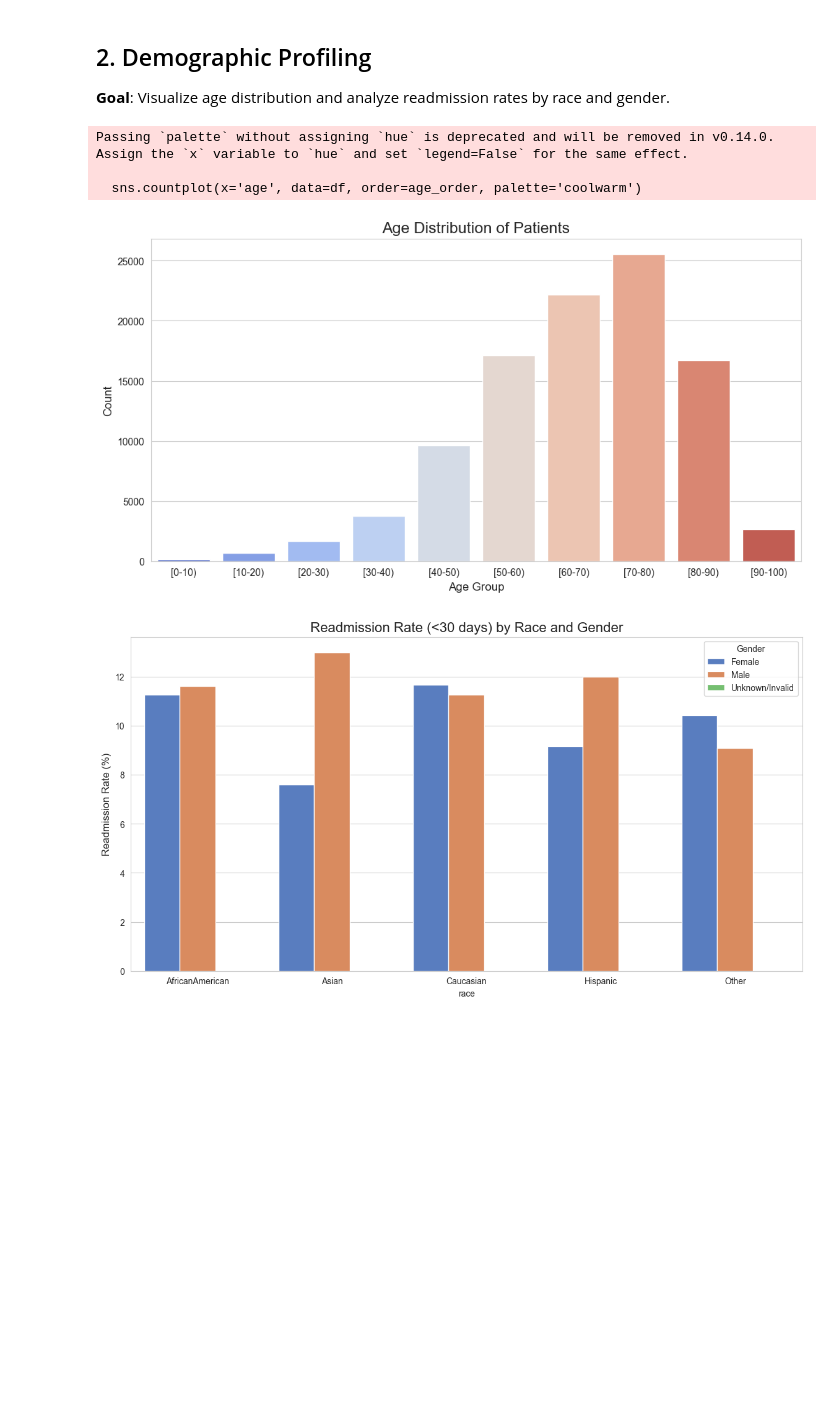
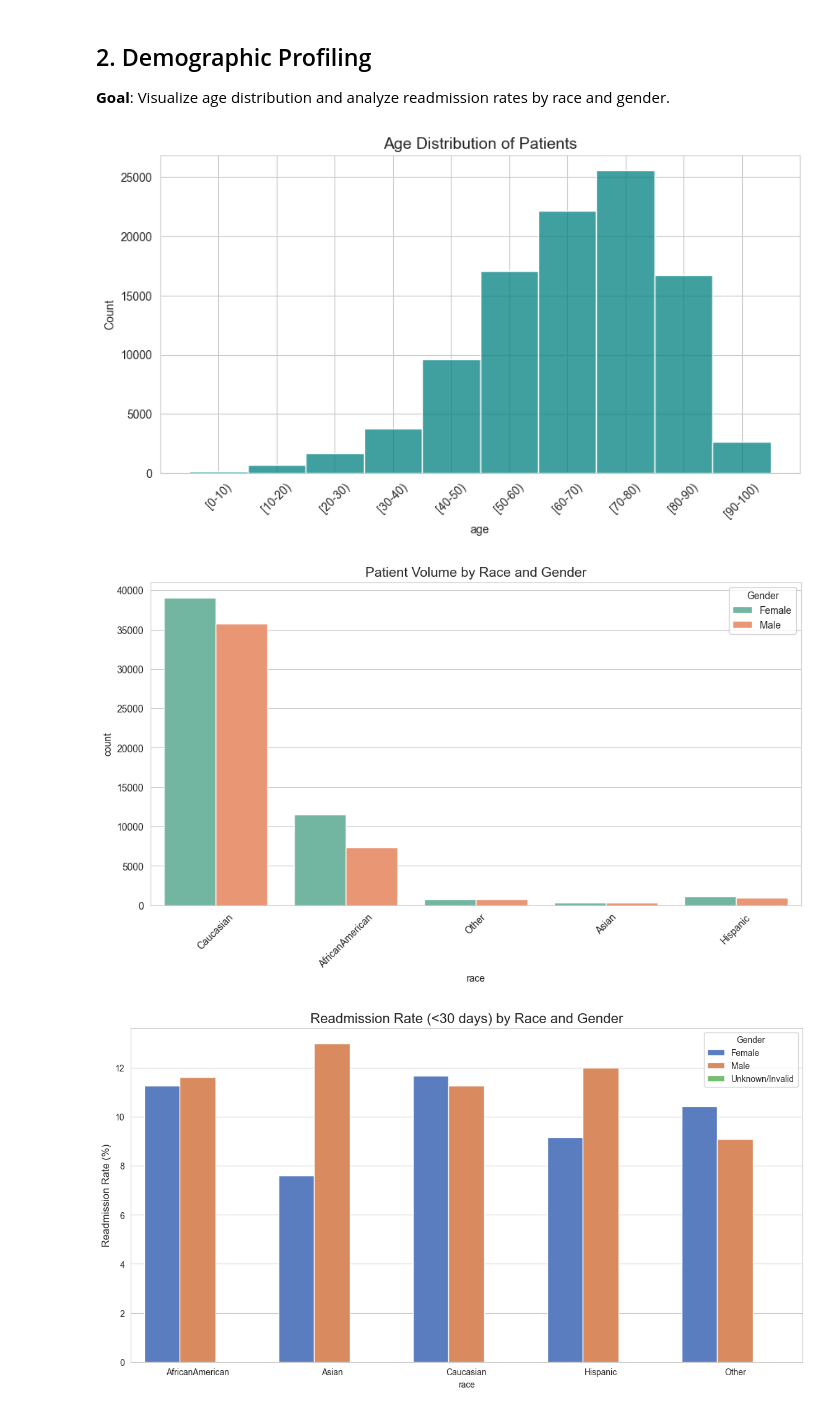
Before and after one commit to SasinduDenuwan/Python-Final-Project, a Jupyter notebook: notebooks/Exploratory_Data_Analysis.ipynb, the cells around one changed output. Cells and saved outputs as stored; diff of their text form; code cells hidden in the pictures; blank space fills up the shorter version.

```diff
--- a/notebooks/Exploratory_Data_Analysis.ipynb
+++ b/notebooks/Exploratory_Data_Analysis.ipynb
@@ -56,20 +56,30 @@ Passing `palette` without assigning `hue` is deprecated and will be removed in v
 ## 2. Demographic Profiling
 **Goal**: Visualize age distribution and analyze readmission rates by race and gender.
 # %%
-# Age Distribution
+# --- 1. AGE DISTRIBUTION ---
+plt.figure(figsize=(10, 5))
+sns.histplot(df['age'].sort_values(), bins=10, kde=False, color='teal')
+plt.title('Age Distribution of Patients', fontsize=14)
+plt.xticks(rotation=45)
+plt.show()
+
+# --- 2. READMISSION BY RACE AND GENDER ---
+# We want to see the intersectionality. Are Black women readmitted more than White men?
+
+# Filter out 'Unknown' or invalid gender/race entries for cleaner plots if necessary
+clean_subset = df[(df['race'] != '?') & (df['gender'] != 'Unknown/Invalid')]
+
 plt.figure(figsize=(12, 6))
-# Ensure age is treated as a string/categorical if it's binned, verify order
-age_order = sorted(df['age'].unique())
-sns.countplot(x='age', data=df, order=age_order, palette='coolwarm')
-plt.title('Age Distribution of Patients', fontsize=16)
-plt.xlabel('Age Group', fontsize=12)
-plt.ylabel('Count', fontsize=12)
+# We normalize to get rates (proportions) instead of raw counts, or use countplot with hue
+# A countplot shows raw numbers, which is good for volume.
+sns.countplot(x='race', hue='gender', data=clean_subset, palette='Set2')
+plt.title('Patient Volume by Race and Gender', fontsize=14)
+plt.xticks(rotation=45)
+plt.legend(title='Gender')
 plt.show()
 # %% [output]
-Passing `palette` without assigning `hue` is deprecated and will be removed in v0.14.0. Assign the `x` variable to `hue` and set `legend=False` for the same effect.
-
-  sns.countplot(x='age', data=df, order=age_order, palette='coolwarm')
-[figure, old version]
+[figure, new version]
+[figure, added]
 # %%
 # Readmission rates by Race and Gender
 # Helper to calculate rate of '<30' readmission
```
Also changed, not shown: parts of 1 cell of this notebook, 1 other file.
